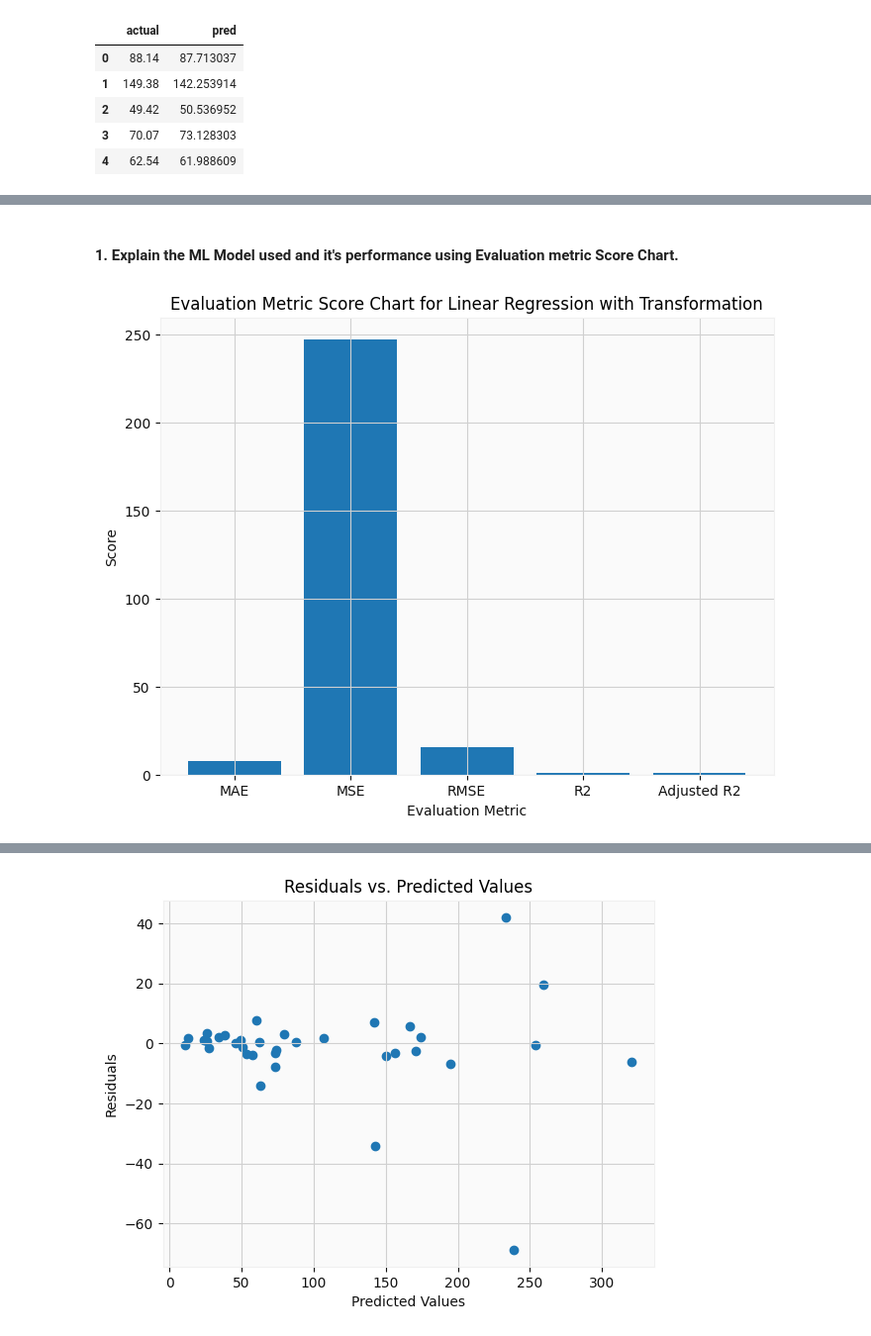
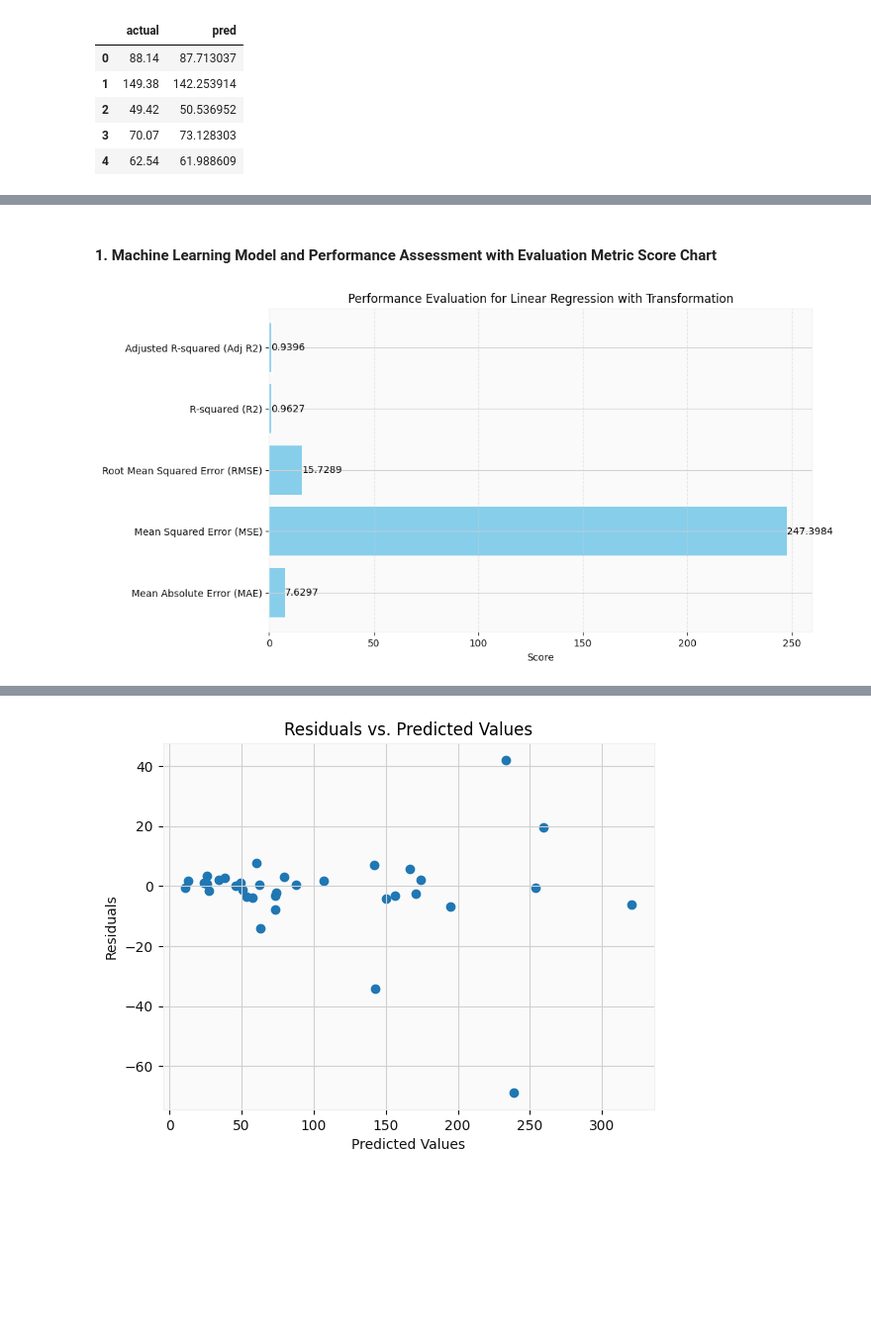
Before and after one commit to meabhaykr/Yes-Bank-Stock-Closing-Price-prediction, a Jupyter notebook: Yes_Bank_Stock_Closing_Price_prediction.ipynb, the cells around one changed output, grey strips where cells are left out. Shown at 99% size. Saved outputs shown, nothing was run; the diff lists cells and outputs as text; code cells hidden in the pictures; blank space fills up the shorter version.

```diff
--- a/Yes_Bank_Stock_Closing_Price_prediction.ipynb
+++ b/Yes_Bank_Stock_Closing_Price_prediction.ipynb
@@ -1188,17 +1082,22 @@ Adjusted R2: 0.939641270325186
 # %% [markdown]
-#### 1. Explain the ML Model used and it's performance using Evaluation metric Score Chart.
+#### 1. Machine Learning Model and Performance Assessment with Evaluation Metric Score Chart
 # %%
-# Visualizing evaluation Metric Score chart
-metrics = ['MAE','MSE', 'RMSE', 'R2', 'Adjusted R2']
-scores = [MAE,MSE,RMSE,r2,adjusted_r2]
+# Define the evaluation metrics and their corresponding scores
+metrics = ['Mean Absolute Error (MAE)', 'Mean Squared Error (MSE)', 'Root Mean Squared Error (RMSE)', 'R-squared (R2)', 'Adjusted R-squared (Adj R2)']
+scores = [MAE, MSE, RMSE, r2, adjusted_r2]
 
-# Plot the evaluation metric score chart
-plt.figure(figsize=(8, 6))
-plt.bar(metrics, scores)
-plt.xlabel('Evaluation Metric')
-plt.ylabel('Score')
-plt.title('Evaluation Metric Score Chart for Linear Regression with Transformation')
+# Create a horizontal bar chart to visualize the evaluation metric scores
+plt.figure(figsize=(10, 6))
+plt.barh(metrics, scores, color='skyblue')
+plt.xlabel('Score')
+plt.title('Performance Evaluation for Linear Regression with Transformation')
+plt.grid(axis='x', linestyle='--', alpha=0.6)
+
+# Display the scores above each bar
+for i, v in enumerate(scores):
+    plt.text(v, i, f'{v:.4f}', color='black', va='center')
+
 plt.show()
 # %% [output]
-[figure, old version]
+[figure, new version]
 # %%
```
Also changed, not shown: parts of 166 cells of this notebook.
